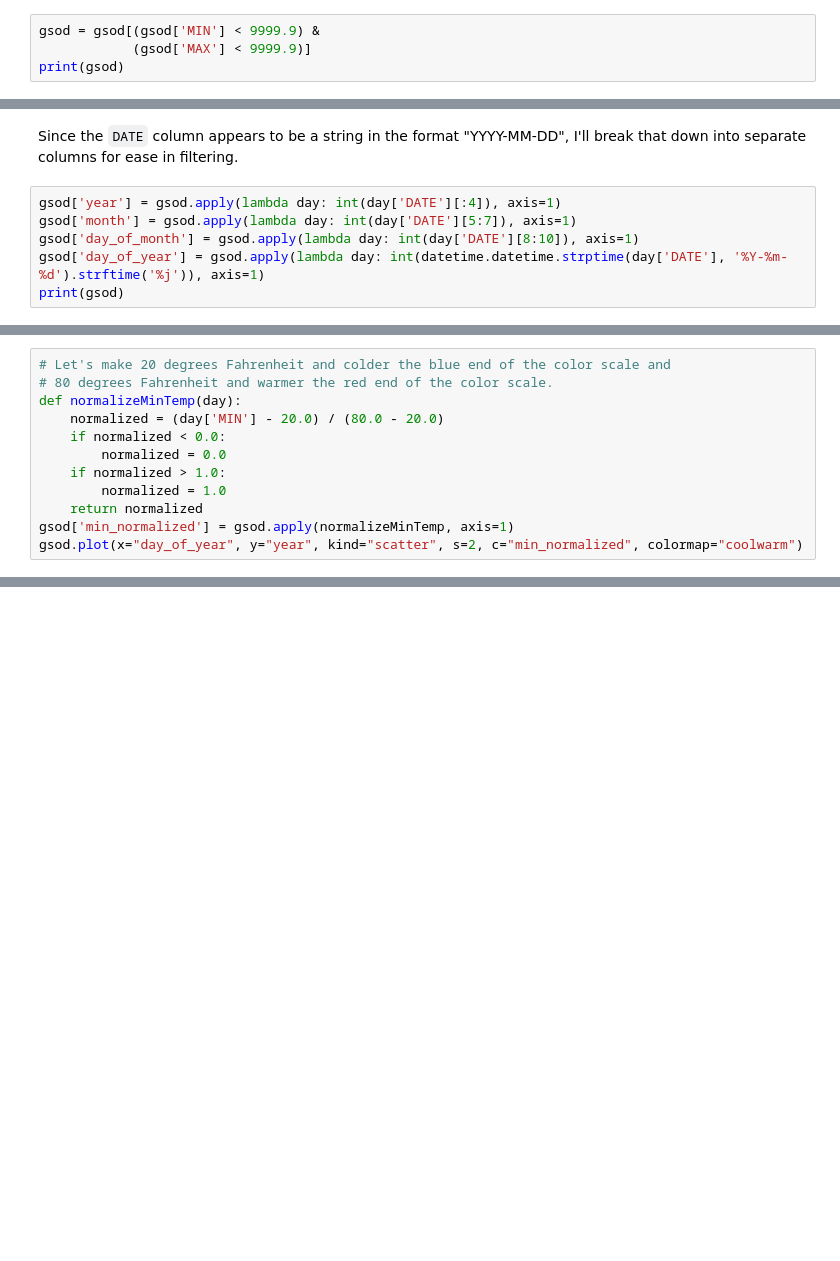
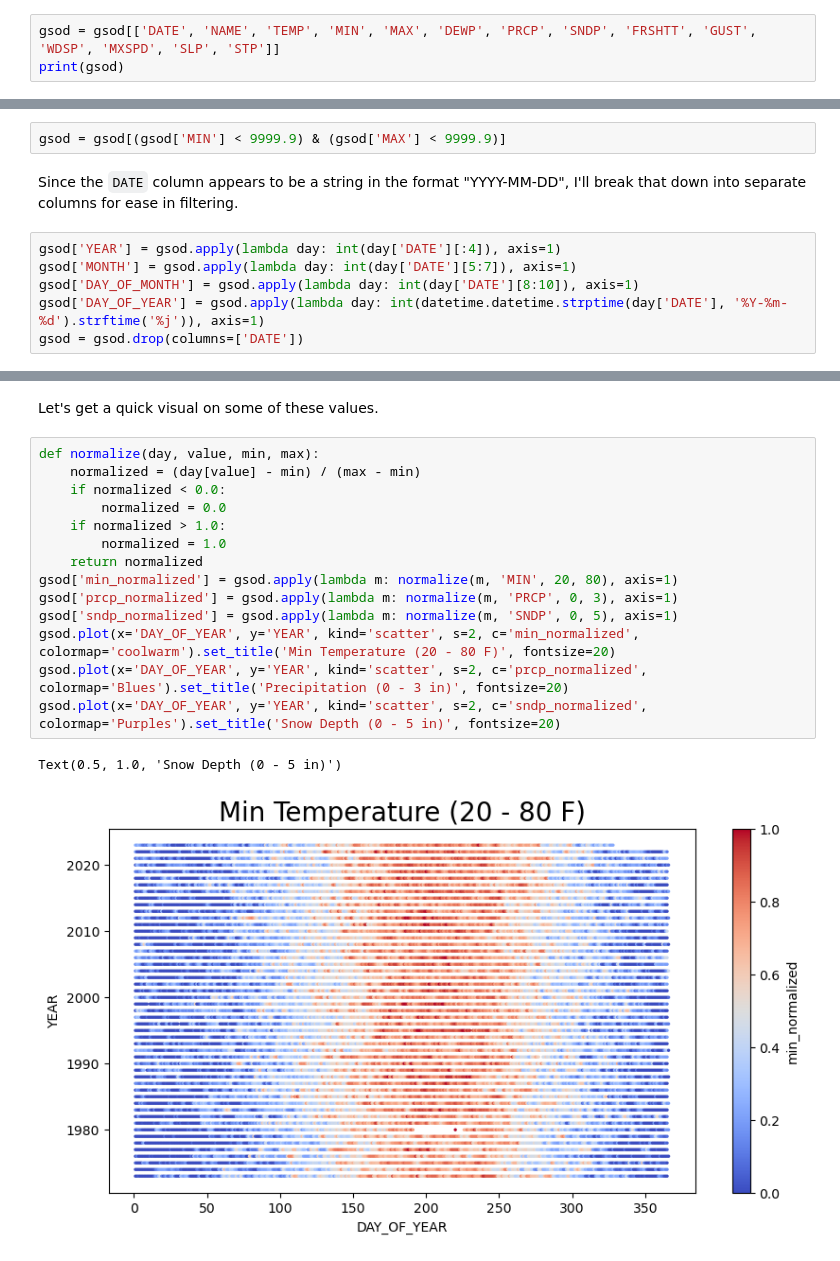
Before and after one commit to nrrb/weatherfeel, a Jupyter notebook: ColdChicago.ipynb, the cells around one changed output, grey strips where cells are left out. Cells and saved outputs as stored; diff of their text form; blank space fills up the shorter version.

Commit message:
Reworked the data, new docs and plots.

```diff
--- a/ColdChicago.ipynb
+++ b/ColdChicago.ipynb
@@ -196,5 +196,4 @@ I'm not interested in data that doesn't have these measurements, so let's filter
 # %%
-gsod = gsod[(gsod['MIN'] < 9999.9) &
-            (gsod['MAX'] < 9999.9)]
+gsod = gsod[['DATE', 'NAME', 'TEMP', 'MIN', 'MAX', 'DEWP', 'PRCP', 'SNDP', 'FRSHTT', 'GUST', 'WDSP', 'MXSPD', 'SLP', 'STP']]
 print(gsod)
 # %% [output]
@@ -218,8 +276,10 @@ print(gsod)
+# %%
+gsod = gsod[(gsod['MIN'] < 9999.9) & (gsod['MAX'] < 9999.9)]
 # %% [markdown]
 Since the `DATE` column appears to be a string in the format "YYYY-MM-DD", I'll break that down into separate columns for ease in filtering.
 # %%
-gsod['year'] = gsod.apply(lambda day: int(day['DATE'][:4]), axis=1)
-gsod['month'] = gsod.apply(lambda day: int(day['DATE'][5:7]), axis=1)
-gsod['day_of_month'] = gsod.apply(lambda day: int(day['DATE'][8:10]), axis=1)
-gsod['day_of_year'] = gsod.apply(lambda day: int(datetime.datetime.strptime(day['DATE'], '%Y-%m-%d').strftime('%j')), axis=1)
-print(gsod)
+gsod['YEAR'] = gsod.apply(lambda day: int(day['DATE'][:4]), axis=1)
+gsod['MONTH'] = gsod.apply(lambda day: int(day['DATE'][5:7]), axis=1)
+gsod['DAY_OF_MONTH'] = gsod.apply(lambda day: int(day['DATE'][8:10]), axis=1)
+gsod['DAY_OF_YEAR'] = gsod.apply(lambda day: int(datetime.datetime.strptime(day['DATE'], '%Y-%m-%d').strftime('%j')), axis=1)
+gsod = gsod.drop(columns=['DATE'])
@@ -244,12 +285,0 @@ print(gsod)
-# %%
-# Let's make 20 degrees Fahrenheit and colder the blue end of the color scale and
-# 80 degrees Fahrenheit and warmer the red end of the color scale.
-def normalizeMinTemp(day):
-    normalized = (day['MIN'] - 20.0) / (80.0 - 20.0)
-    if normalized < 0.0:
-        normalized = 0.0
-    if normalized > 1.0:
-        normalized = 1.0
-    return normalized
-gsod['min_normalized'] = gsod.apply(normalizeMinTemp, axis=1)
-gsod.plot(x="day_of_year", y="year", kind="scatter", s=2, c="min_normalized", colormap="coolwarm")
@@ -262,0 +298,19 @@ gsod.to_csv(f"./GSOD - {station['STATION NAME']} - {station['USAF']}{station['WB
+# %% [markdown]
+Let's get a quick visual on some of these values.
+# %%
+def normalize(day, value, min, max):
+    normalized = (day[value] - min) / (max - min)
+    if normalized < 0.0:
+        normalized = 0.0
+    if normalized > 1.0:
+        normalized = 1.0
+    return normalized
+gsod['min_normalized'] = gsod.apply(lambda m: normalize(m, 'MIN', 20, 80), axis=1)
+gsod['prcp_normalized'] = gsod.apply(lambda m: normalize(m, 'PRCP', 0, 3), axis=1)
+gsod['sndp_normalized'] = gsod.apply(lambda m: normalize(m, 'SNDP', 0, 5), axis=1)
+gsod.plot(x='DAY_OF_YEAR', y='YEAR', kind='scatter', s=2, c='min_normalized', colormap='coolwarm').set_title('Min Temperature (20 - 80 F)', fontsize=20)
+gsod.plot(x='DAY_OF_YEAR', y='YEAR', kind='scatter', s=2, c='prcp_normalized', colormap='Blues').set_title('Precipitation (0 - 3 in)', fontsize=20)
+gsod.plot(x='DAY_OF_YEAR', y='YEAR', kind='scatter', s=2, c='sndp_normalized', colormap='Purples').set_title('Snow Depth (0 - 5 in)', fontsize=20)
+# %% [output]
+Text(0.5, 1.0, 'Snow Depth (0 - 5 in)')
+[figure, added]
```
Also changed, not shown: parts of 19 cells of this notebook.
